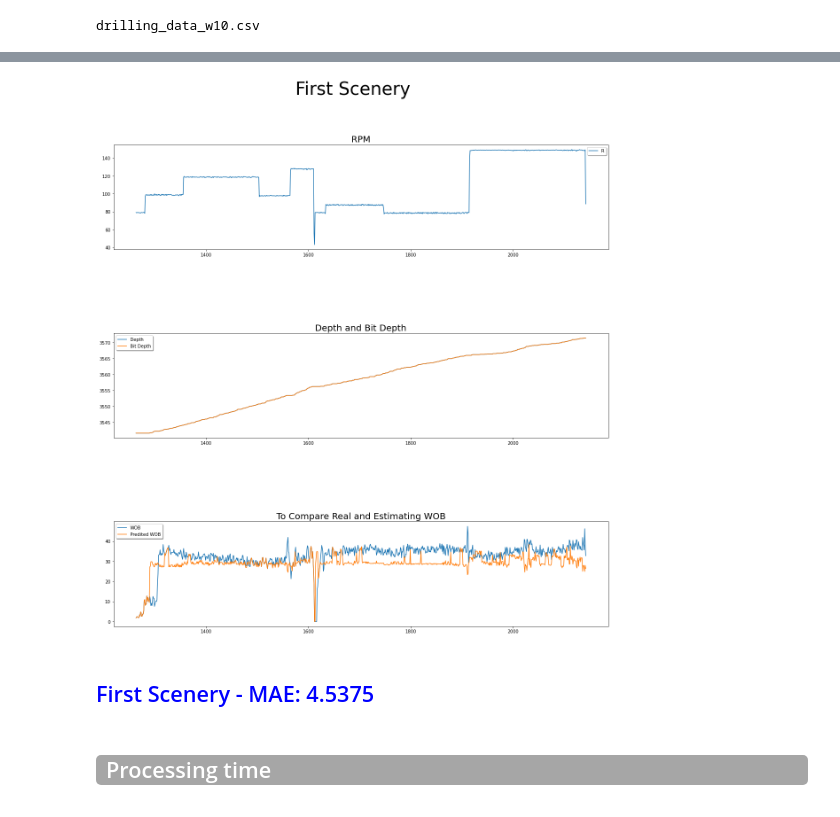
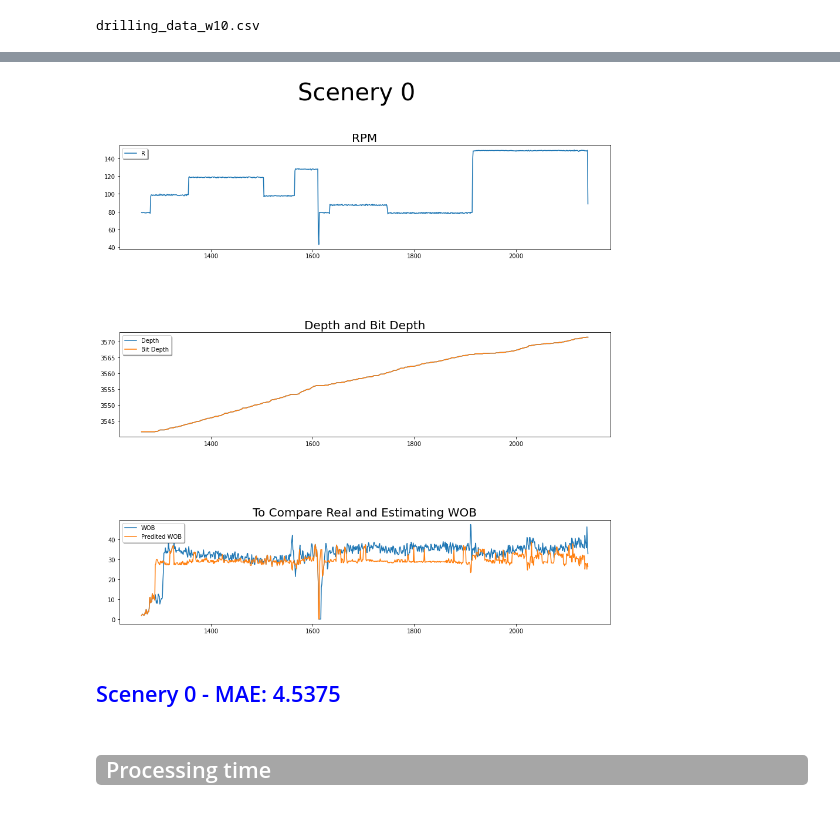
Before and after one commit to yscosta/Machine_Learning_to_correct_weight_on_bit_sensor, a Jupyter notebook: Fit_missing_data_on_weight_on_bit .ipynb, the cells around one changed output, grey strips where cells are left out. Drawn from its saved outputs; the diff is of its cells as text; code cells hidden in the pictures.

```diff
--- a/Fit_missing_data_on_weight_on_bit .ipynb
+++ b/Fit_missing_data_on_weight_on_bit .ipynb
@@ -40,11 +40,9 @@ from matplotlib.pylab import rcParams
 from time import time
 from datetime import datetime
 from sklearn.metrics import mean_absolute_error
-from sklearn.metrics import mean_absolute_percentage_error
-from sklearn.metrics import mean_squared_error
 from IPython.display import Markdown, display
 
-rcParams['figure.figsize'] = 20, 20
+rcParams['figure.figsize'] = 15, 15
 
 print(f'XGBoost version: {xgb.__version__}')
 # %% [output]
@@ -113,14 +107,6 @@ def wob_value_is_outlier(value):
     if value > wob_outlier_threshold:
         value = np.nan
     return value
-
-def print_estimtion(df, segment):
-    '''
-        The goal is to show the data segment.
-    '''
-    df_1 = df.loc[indexes[segment]][['time', 'WOB', 'wob_replaced']]
-    print(df_1)
-    return
 
 def plot_predictions(df, segment, scenery):
     # Select file segment.
@@ -158,17 +144,8 @@ def plot_predictions(df, segment, scenery):
 def calc_regression_error(df, segment):
     # Remove records based on WOB.
     df_1 = get_data_segment(df, segment).dropna(axis=0, subset=['WOB'])
-
     mae = round(mean_absolute_error(df_1['WOB'], df_1['wob_predicted']), 4)
-    mape = round(mean_absolute_percentage_error(df_1['WOB'], df_1['wob_predicted']), 4)
-    rmse = round(mean_squared_error(df_1['WOB'], df_1['wob_predicted'])**0.5, 4)
-
-    obs_min = round(df_1['WOB'].min(), 4)
-    obs_max = round(df_1['WOB'].max(), 4)
-    pred_min = round(df_1['wob_predicted'].min(), 4)
-    pred_max = round(df_1['wob_predicted'].max(), 4)
-
-    return mae, mape, rmse, obs_min, obs_max, pred_min, pred_max
+    return mae
 # %% [markdown]
 <div class="alert alert-info" style="background-color:#A6A6A6; color:white; padding:0px 10px; border-radius:5px;"><h2 style='margin:10px 5px'>Algorithm to fit the WOB missing data</h2>
 </div>
@@ -256,14 +231,13 @@ The sixth plot rises the certainty about the prediction. It was made the predict
 # %%
-segment = 0  # <========= Change segment to have another Scenary.
+segment = 0 # <========= Change segment to have another Scenary.
 scenery = 'Scenery ' + str(segment)
 plot_predictions(df_w10, segment=segment, scenery=scenery)
-#print_estimtion(df, segment=segment)
-mae, _, _, _, _, _, _ = calc_regression_error(df_w10, segment=segment)
+mae = calc_regression_error(df_w10, segment=segment)
 score = f"## <span style='color:blue'>{scenery} - MAE: {mae}</span>"
 display(Markdown(score))
 # %% [output]
-[figure, old version]
+[figure, new version]
-## <span style='color:blue'>First Scenery - MAE: 4.5375</span>
+## <span style='color:blue'>Scenery 0 - MAE: 4.5375</span>
 # %% [markdown]
 <div class="alert alert-info" style="background-color:#A6A6A6; color:white; padding:0px 10px; border-radius:5px;"><h2 style='margin:10px 5px'>Processing time</h2>
 </div>
```
Also changed, not shown: parts of 7 cells of this notebook.
